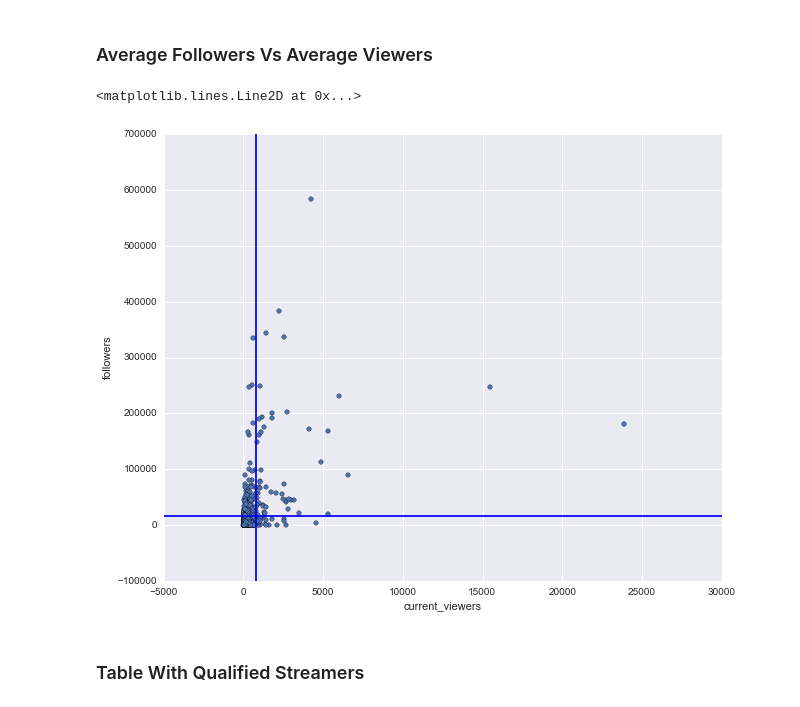
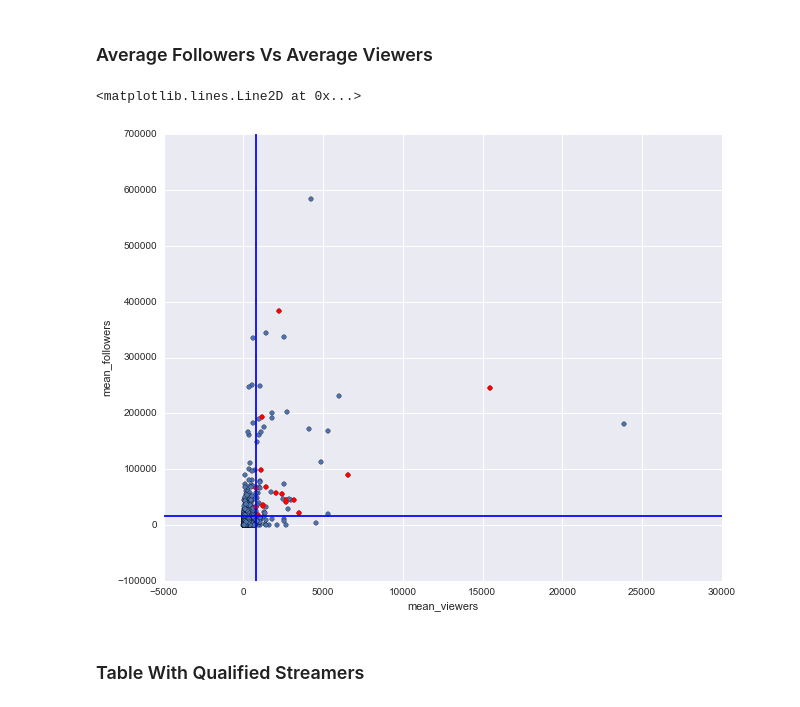
Before and after one commit to sslampa/twitch-repo, a Jupyter notebook: Single/Single - Best Fit.ipynb, the cells around one changed output. Drawn from its saved outputs; the diff is of its cells as text; code cells hidden in the pictures.

```diff
--- a/Single - Best Fit.ipynb
+++ b/Single/Single - Best Fit.ipynb
@@ -59,7 +59,7 @@ tourn_follo = pd.DataFrame(no_tourn_team_df.groupby('name')['followers'].mean())
 tourn_views = pd.DataFrame(no_tourn_team_df.groupby('name')['current_viewers'].mean()).reset_index()
 no_tourn_agg = pd.merge(tourn_count, tourn_follo, on='name')
 no_tourn_agg = pd.merge(no_tourn_agg, tourn_views, on='name')
-no_tourn_agg.columns = ('name', 'count', 'followers', 'current_viewers')
+no_tourn_agg.columns = ('name', 'count', 'mean_followers', 'mean_viewers')
 # %% [markdown]
 ## 3. Determine Cutoff For Qualified Streamers
 # %% [markdown]
@@ -67,3 +67,6 @@ When determining the cutoff for qualified streamers, I decided to use the number
+# %%
+qualified_streamer = no_tourn_agg[(no_tourn_agg['mean_followers'] >= 16800) & (no_tourn_agg['count'] >= 186) &
+                                  (no_tourn_agg['mean_viewers'] >= 760)]
 # %% [markdown]
 ### Average Followers Vs Number Of Periods Streaming
 # %%
@@ -76,12 +80,13 @@ plt.axvline(186)
 # %% [markdown]
 ### Average Followers Vs Average Viewers
 # %%
-no_tourn_agg.plot('current_viewers', 'followers', kind='scatter', figsize=(10,8))
+h = no_tourn_agg.plot('mean_viewers', 'mean_followers', kind='scatter', figsize=(10,8))
+qualified_streamer.plot('mean_viewers', 'mean_followers', kind='scatter', ax=h, color='red')
 plt.axvline(760)
 plt.axhline(16800)
 # %% [output]
 <matplotlib.lines.Line2D at 0x...>
-[figure, old version]
+[figure, new version]
 # %% [markdown]
 ### Table With Qualified Streamers
 # %% [markdown]
```
Also changed, not shown: parts of 7 cells of this notebook, 6 other files.
